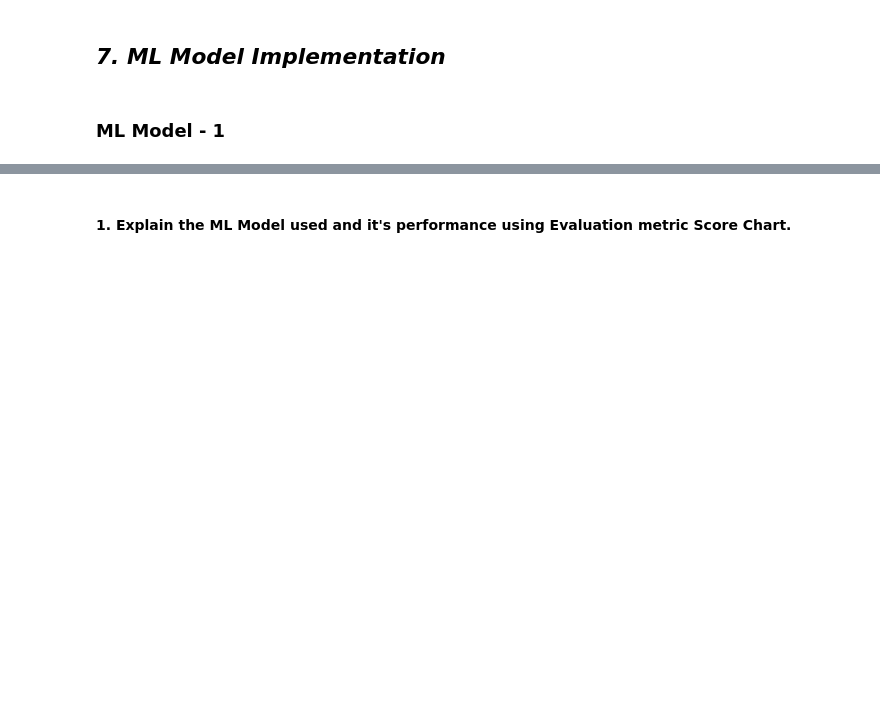
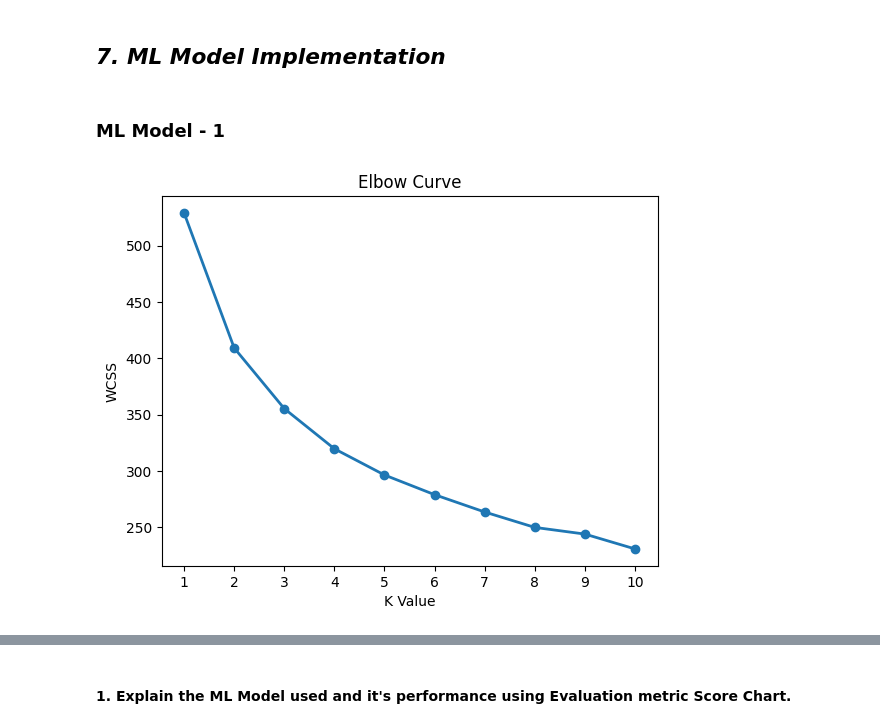
Before and after one commit to ruksz/Zomato-Restaurant---Unsupervised-ML, a Jupyter notebook: Unsupervised_ML_Zomato_Analysis.ipynb, the cells around one changed output, grey strips where cells are left out. Cells and saved outputs as stored; diff of their text form; code cells hidden in the pictures; blank space fills up the shorter version.

```diff
--- a/Unsupervised_ML_Zomato_Analysis.ipynb
+++ b/Unsupervised_ML_Zomato_Analysis.ipynb
@@ -1909,19 +2095,25 @@ Answer Here.
 #importing kmeans
 from sklearn.cluster import KMeans
 # %%
-#Within Cluster Sum of Squared Errors(WCSS) for different values of k
-wcss=[]
-for i in range(1,11):
-    km=KMeans(n_clusters=i,random_state = 20)
+# Perform PCA
+from sklearn.decomposition import PCA
+pca = PCA()
+df_pca = pca.fit_transform(scaled_df)
+
+# Determine optimal number of clusters using Elbow Method
+wcss = []
+for i in range(1, 11):
+    km = KMeans(n_clusters=i, random_state=20)
     km.fit(df_pca)
     wcss.append(km.inertia_)
 
-
-#ploting elbow curve
-plt.plot(range(1,11),wcss)
-plt.plot(range(1,11),wcss, linewidth=2, marker ="o")
+# Plot Elbow Curve
+import matplotlib.pyplot as plt
+plt.plot(range(1, 11), wcss, linewidth=2, marker="o")
 plt.xlabel("K Value")
-plt.xticks(np.arange(1,11,1))
+plt.xticks(range(1, 11))
 plt.ylabel("WCSS")
 plt.title('Elbow Curve')
 plt.show()
+# %% [output]
+[figure, added]
```
Also changed, not shown: parts of 123 cells of this notebook.
